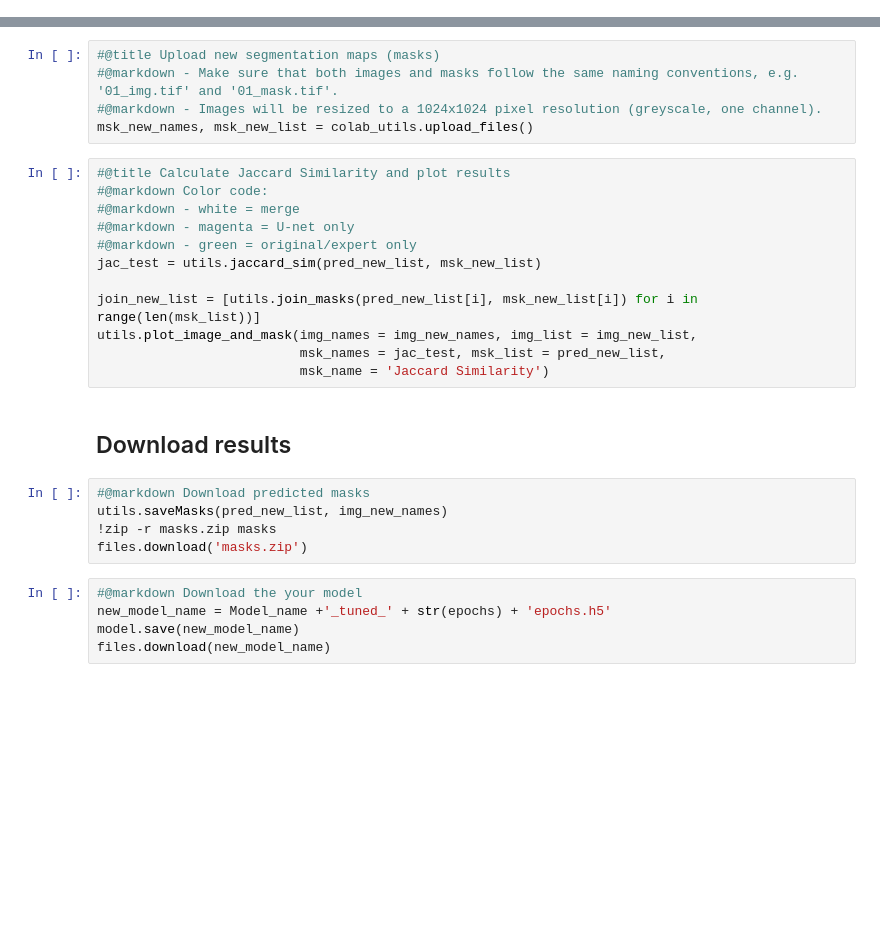
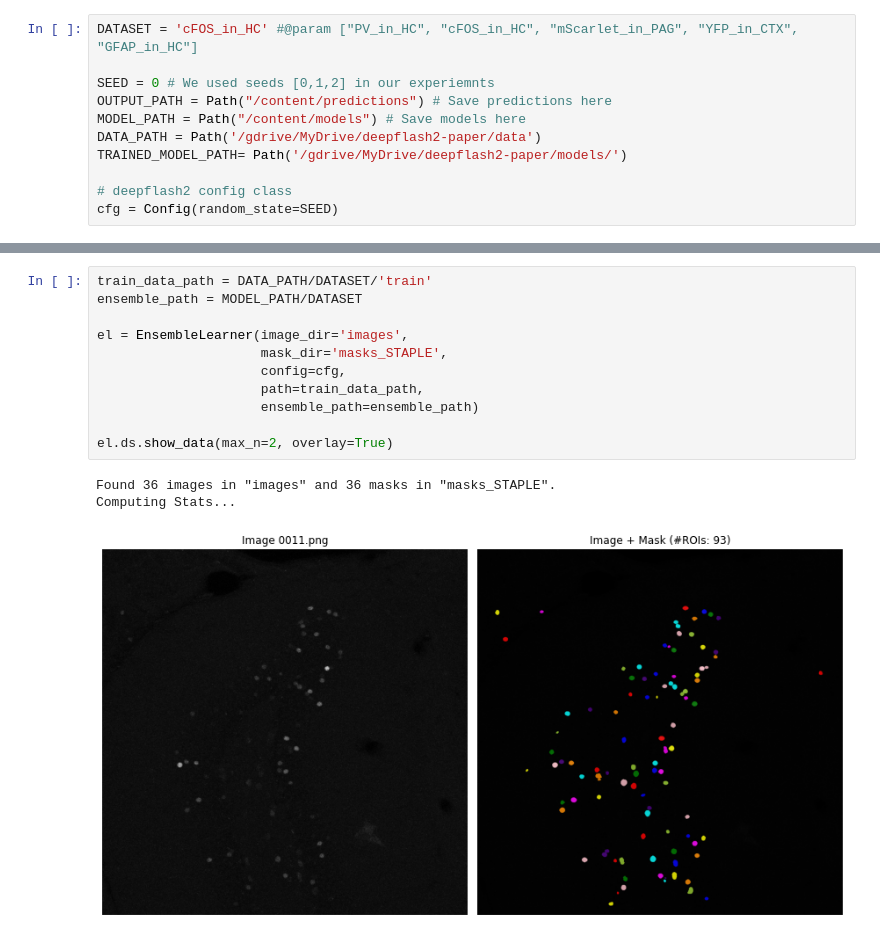
Before and after one commit to matjesg/deepflash2, a Jupyter notebook: deepflash2_tutorial.ipynb, the cells around one changed output, grey strips where cells are left out. Saved outputs shown, nothing was run; the diff lists cells and outputs as text; blank space fills up the shorter version.

Commit message:
Added code from 2_train_and_predict.ipynb and adjusted structure

```diff
--- a/deepflash2_tutorial.ipynb
+++ b/deepflash2_tutorial.ipynb
@@ -55,3 +49,14 @@ Look at the images and masks (segmentation maps) below. Which are more similar t
+# %%
+DATASET = 'cFOS_in_HC' #@param ["PV_in_HC", "cFOS_in_HC", "mScarlet_in_PAG", "YFP_in_CTX", "GFAP_in_HC"]
+
+SEED = 0 # We used seeds [0,1,2] in our experiemnts
+OUTPUT_PATH = Path("/content/predictions") # Save predictions here
+MODEL_PATH = Path("/content/models") # Save models here
+DATA_PATH = Path('/gdrive/MyDrive/deepflash2-paper/data')
+TRAINED_MODEL_PATH= Path('/gdrive/MyDrive/deepflash2-paper/models/')
+
+# deepflash2 config class
+cfg = Config(random_state=SEED)
 # %% [markdown]
 * [cFOS_Wue](https://drive.google.com/open?id=1u1jAqxRpQh2hjE0W2vdHNCyhQsM5uAis):
 Trained on 36 image-mask pairs of cFOS labels in the dorsal hippocampus (including 12 images of each sub-region: dentate gyrus, CA3 and CA1). Masks for training were prepared by five independent experts. Images were acquired using laser-scanning confocal microscopy with a resolution of 1.6 pixel per µm.
@@ -213,29 +97,15 @@ If you already have segmentation maps of the above images at your disposal, you
-# %%
-#@title Upload new segmentation maps (masks)
-#@markdown - Make sure that both images and masks follow the same naming conventions, e.g. '01_img.tif' and '01_mask.tif'.
-#@markdown - Images will be resized to a 1024x1024 pixel resolution (greyscale, one channel).
-msk_new_names, msk_new_list = colab_utils.upload_files()
-# %%
-#@title Calculate Jaccard Similarity and plot results
-#@markdown Color code:
-#@markdown - white = merge
-#@markdown - magenta = U-net only
-#@markdown - green = original/expert only
-jac_test = utils.jaccard_sim(pred_new_list, msk_new_list)
-
-join_new_list = [utils.join_masks(pred_new_list[i], msk_new_list[i]) for i in range(len(msk_list))]
-utils.plot_image_and_mask(img_names = img_new_names, img_list = img_new_list,
-                          msk_names = jac_test, msk_list = pred_new_list,
-                          msk_name = 'Jaccard Similarity')
-# %% [markdown]
-## Download results
-# %%
-#@markdown Download predicted masks
-utils.saveMasks(pred_new_list, img_new_names)
-!zip -r masks.zip masks
-files.download('masks.zip')
-# %%
-#@markdown Download the your model
-new_model_name = Model_name +'_tuned_' + str(epochs) + 'epochs.h5'
-model.save(new_model_name)
-files.download(new_model_name)
+# %%
+train_data_path = DATA_PATH/DATASET/'train'
+ensemble_path = MODEL_PATH/DATASET
+
+el = EnsembleLearner(image_dir='images',
+                     mask_dir='masks_STAPLE',
+                     config=cfg,
+                     path=train_data_path,
+                     ensemble_path=ensemble_path)
+
+el.ds.show_data(max_n=2, overlay=True)
+# %% [output]
+Found 36 images in "images" and 36 masks in "masks_STAPLE".
+Computing Stats...
+[figure, added]
```
Also changed, not shown: parts of 40 cells of this notebook.
